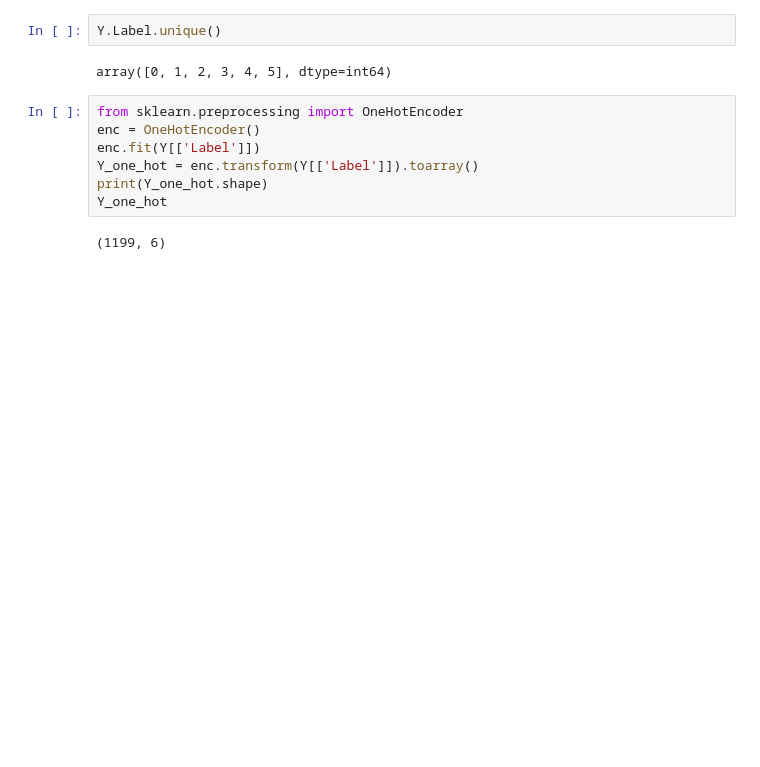
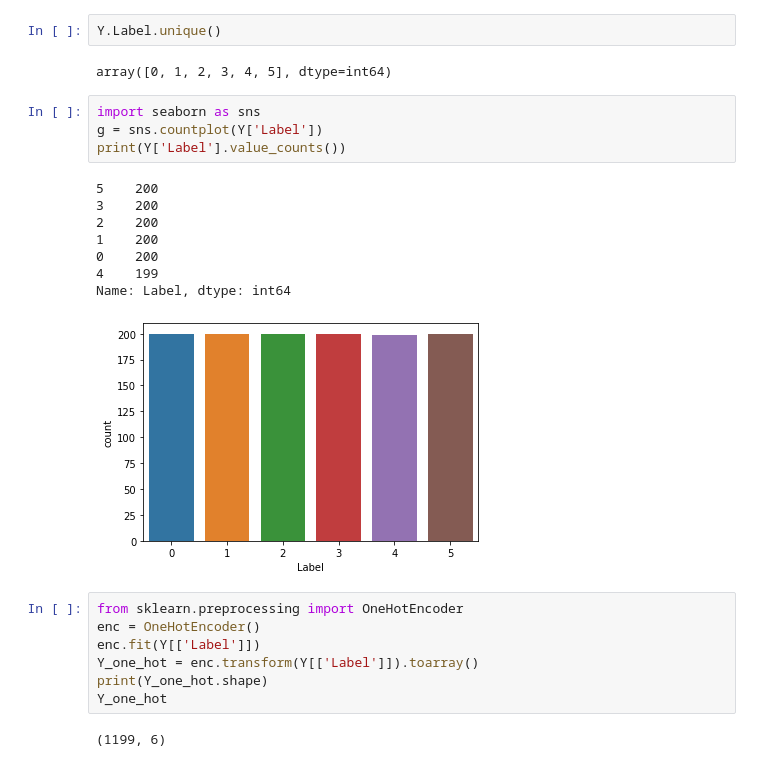
Before and after one commit to skywalker0803r/Tomofun-Dog-Voice-Recognition-AI-Million-Challenge, a Jupyter notebook: preprocessing.ipynb, the cells around one changed output. Saved outputs shown, nothing was run; the diff lists cells and outputs as text; blank space fills up the shorter version.

```diff
--- a/preprocessing.ipynb
+++ b/preprocessing.ipynb
@@ -52,6 +52,19 @@ Y.head()
 Y.Label.unique()
 # %% [output]
 array([0, 1, 2, 3, 4, 5], dtype=int64)
+# %%
+import seaborn as sns
+g = sns.countplot(Y['Label'])
+print(Y['Label'].value_counts())
+# %% [output]
+5    200
+3    200
+2    200
+1    200
+0    200
+4    199
+Name: Label, dtype: int64
+[figure, added]
 # %%
 from sklearn.preprocessing import OneHotEncoder
 enc = OneHotEncoder()
```
Also changed, not shown: parts of 1 cell of this notebook, 3 other files.
